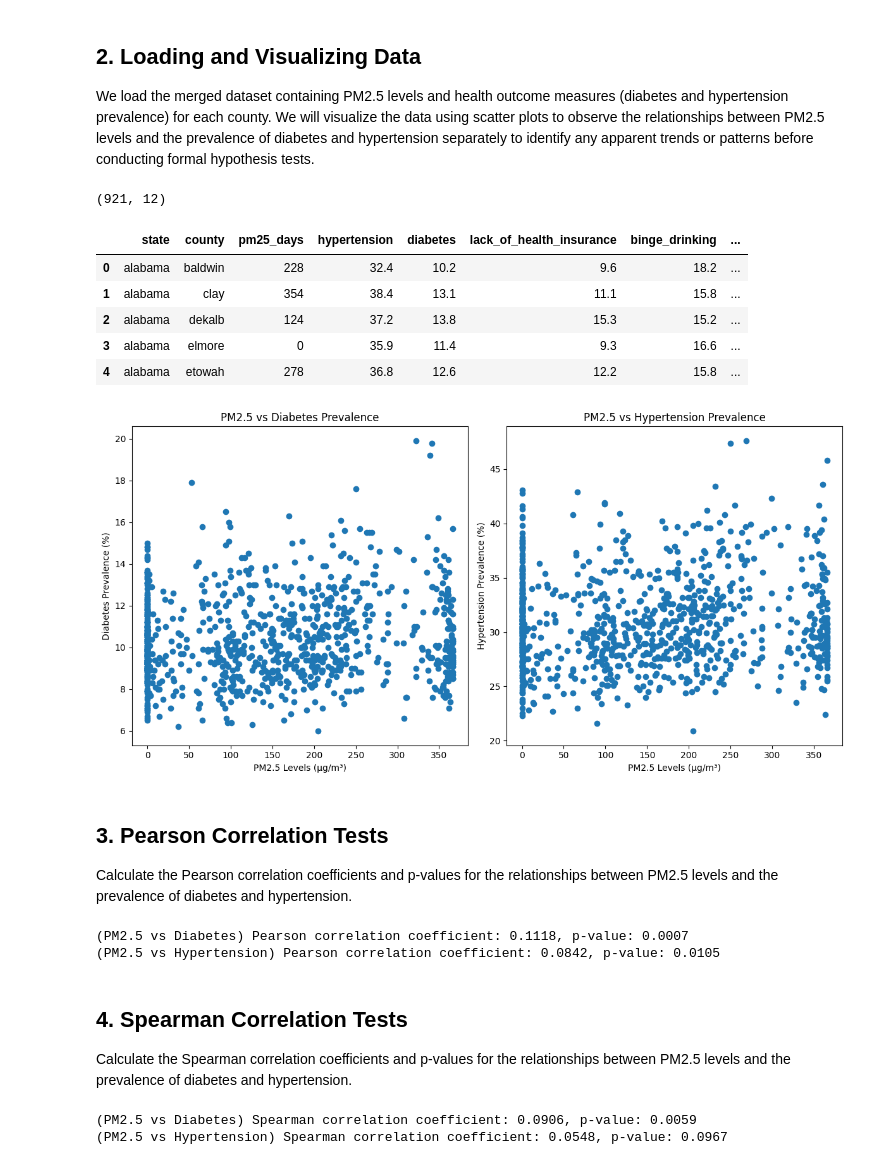
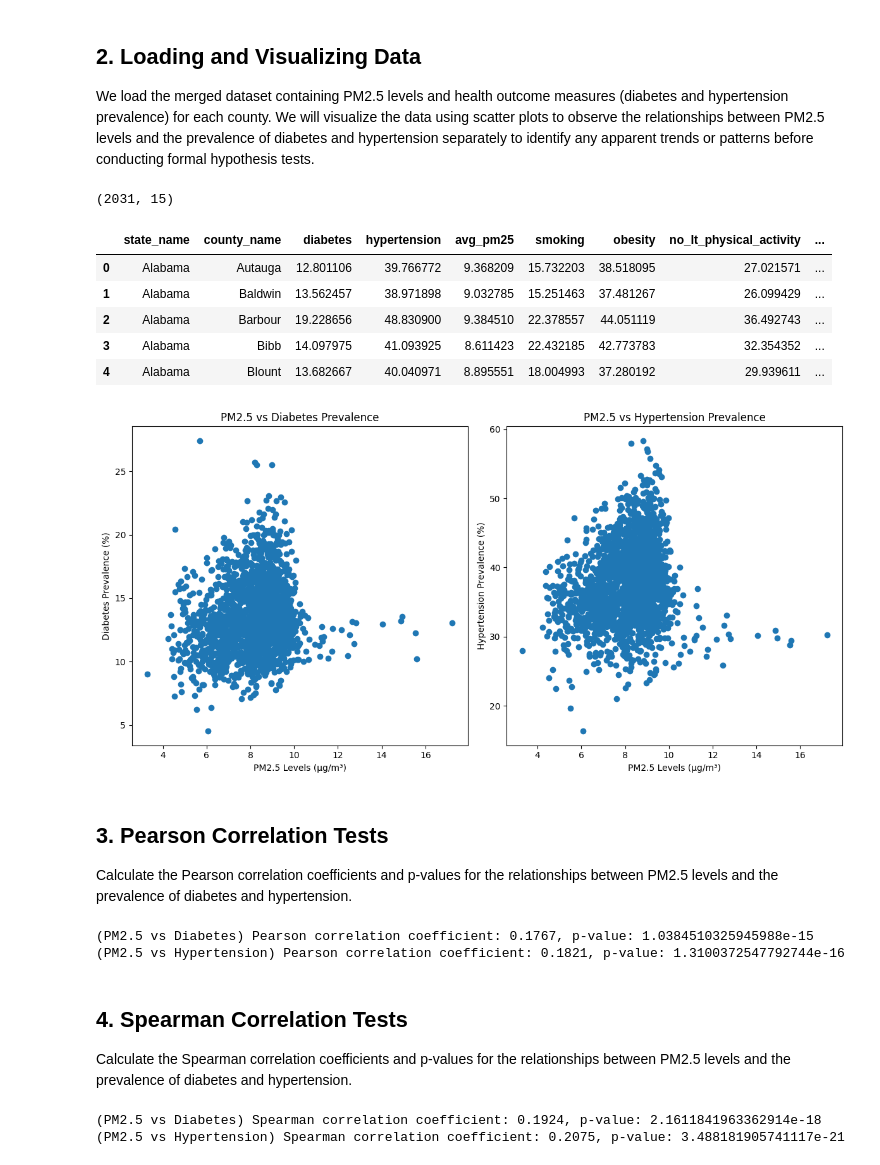
Before and after one commit to ahmetvkrt/pm25-diabetes-hypertension, a Jupyter notebook: hypothesis_test.ipynb, the cells around one changed output. Cells and saved outputs as stored; diff of their text form; code cells hidden in the pictures.

```diff
--- a/hypothesis_test.ipynb
+++ b/hypothesis_test.ipynb
@@ -32,34 +32,35 @@ We will use pearson correlation coefficient to measure the strength and directio
 We load the merged dataset containing PM2.5 levels and health outcome measures (diabetes and hypertension prevalence) for each county. We will visualize the data using scatter plots to observe the relationships between PM2.5 levels and the prevalence of diabetes and hypertension separately to identify any apparent trends or patterns before conducting formal hypothesis tests.
 # %%
 import pandas as pd
+from utils import build_dataset
 
-df = pd.read_csv("aqi_places_merged.csv")
+df = build_dataset()
 print(df.shape)
 df.head()
 # %% [output]
-(921, 12)
+(2031, 15)
-|  | state | county | pm25_days | hypertension | diabetes | lack_of_health_insurance | binge_drinking | ... |
-| 0 | alabama | baldwin | 228 | 32.4 | 10.2 | 9.6 | 18.2 | ... |
-| 1 | alabama | clay | 354 | 38.4 | 13.1 | 11.1 | 15.8 | ... |
-| 2 | alabama | dekalb | 124 | 37.2 | 13.8 | 15.3 | 15.2 | ... |
-| 3 | alabama | elmore | 0 | 35.9 | 11.4 | 9.3 | 16.6 | ... |
-| 4 | alabama | etowah | 278 | 36.8 | 12.6 | 12.2 | 15.8 | ... |
+|  | state_name | county_name | diabetes | hypertension | avg_pm25 | smoking | obesity | no_lt_physical_activity | ... |
+| 0 | Alabama | Autauga | 12.801106 | 39.766772 | 9.368209 | 15.732203 | 38.518095 | 27.021571 | ... |
+| 1 | Alabama | Baldwin | 13.562457 | 38.971898 | 9.032785 | 15.251463 | 37.481267 | 26.099429 | ... |
+| 2 | Alabama | Barbour | 19.228656 | 48.830900 | 9.384510 | 22.378557 | 44.051119 | 36.492743 | ... |
+| 3 | Alabama | Bibb | 14.097975 | 41.093925 | 8.611423 | 22.432185 | 42.773783 | 32.354352 | ... |
+| 4 | Alabama | Blount | 13.682667 | 40.040971 | 8.895551 | 18.004993 | 37.280192 | 29.939611 | ... |
 # %%
 from matplotlib import pyplot as plt
 
 fig, ax = plt.subplots(1, 2, figsize=(12, 6))
-ax[0].scatter(df["pm25_days"], df["diabetes"])
+ax[0].scatter(df["avg_pm25"], df["diabetes"])
 ax[0].set_title("PM2.5 vs Diabetes Prevalence")
 ax[0].set_xlabel("PM2.5 Levels (µg/m³)")
 ax[0].set_ylabel("Diabetes Prevalence (%)")
-ax[1].scatter(df["pm25_days"], df["hypertension"])
+ax[1].scatter(df["avg_pm25"], df["hypertension"])
 ax[1].set_title("PM2.5 vs Hypertension Prevalence")
 ax[1].set_xlabel("PM2.5 Levels (µg/m³)")
 ax[1].set_ylabel("Hypertension Prevalence (%)")
 plt.tight_layout()
 plt.show()
 # %% [output]
-[figure, old version]
+[figure, new version]
 # %% [markdown]
 ## 3. Pearson Correlation Tests
 
@@ -68,29 +69,29 @@ Calculate the Pearson correlation coefficients and p-values for the relationship
 from scipy import stats
 
 # Pearson correlation for PM2.5 and Diabetes
-corr_diabetes, p_value_diabetes = stats.pearsonr(df["pm25_days"], df["diabetes"])
-print(f"(PM2.5 vs Diabetes) Pearson correlation coefficient: {corr_diabetes:.4f}, p-value: {p_value_diabetes:.4f}")
+corr_diabetes, p_value_diabetes = stats.pearsonr(df["avg_pm25"], df["diabetes"])
+print(f"(PM2.5 vs Diabetes) Pearson correlation coefficient: {corr_diabetes:.4f}, p-value: {p_value_diabetes}")
 
 # Pearson correlation for PM2.5 and Hypertension
-corr_hypertension, p_value_hypertension = stats.pearsonr(df["pm25_days"], df["hypertension"])
-print(f"(PM2.5 vs Hypertension) Pearson correlation coefficient: {corr_hypertension:.4f}, p-value: {p_value_hypertension:.4f}")
+corr_hypertension, p_value_hypertension = stats.pearsonr(df["avg_pm25"], df["hypertension"])
+print(f"(PM2.5 vs Hypertension) Pearson correlation coefficient: {corr_hypertension:.4f}, p-value: {p_value_hypertension}")
 # %% [output]
-(PM2.5 vs Diabetes) Pearson correlation coefficient: 0.1118, p-value: 0.0007
-(PM2.5 vs Hypertension) Pearson correlation coefficient: 0.0842, p-value: 0.0105
+(PM2.5 vs Diabetes) Pearson correlation coefficient: 0.1767, p-value: 1.0384510325945988e-15
+(PM2.5 vs Hypertension) Pearson correlation coefficient: 0.1821, p-value: 1.3100372547792744e-16
 # %% [markdown]
 ## 4. Spearman Correlation Tests
 
 Calculate the Spearman correlation coefficients and p-values for the relationships between PM2.5 levels and the prevalence of diabetes and hypertension.
 # %%
 # Spearman correlation for PM2.5 and Diabetes
-spearman_corr_diabetes, spearman_p_value_diabetes = stats.spearmanr(df["pm25_days"], df["diabetes"])
-print(f"(PM2.5 vs Diabetes) Spearman correlation coefficient: {spearman_corr_diabetes:.4f}, p-value: {spearman_p_value_diabetes:.4f}")
+spearman_corr_diabetes, spearman_p_value_diabetes = stats.spearmanr(df["avg_pm25"], df["diabetes"])
+print(f"(PM2.5 vs Diabetes) Spearman correlation coefficient: {spearman_corr_diabetes:.4f}, p-value: {spearman_p_value_diabetes}")
 # Spearman correlation for PM2.5 and Hypertension
-spearman_corr_hypertension, spearman_p_value_hypertension = stats.spearmanr(df["pm25_days"], df["hypertension"])
-print(f"(PM2.5 vs Hypertension) Spearman correlation coefficient: {spearman_corr_hypertension:.4f}, p-value: {spearman_p_value_hypertension:.4f}")
+spearman_corr_hypertension, spearman_p_value_hypertension = stats.spearmanr(df["avg_pm25"], df["hypertension"])
+print(f"(PM2.5 vs Hypertension) Spearman correlation coefficient: {spearman_corr_hypertension:.4f}, p-value: {spearman_p_value_hypertension}")
 # %% [output]
-(PM2.5 vs Diabetes) Spearman correlation coefficient: 0.0906, p-value: 0.0059
-(PM2.5 vs Hypertension) Spearman correlation coefficient: 0.0548, p-value: 0.0967
+(PM2.5 vs Diabetes) Spearman correlation coefficient: 0.1924, p-value: 2.1611841963362914e-18
+(PM2.5 vs Hypertension) Spearman correlation coefficient: 0.2075, p-value: 3.488181905741117e-21
 # %% [markdown]
 ## 5. Interpretation of Results
 
```
Also changed, not shown: parts of 1 cell of this notebook, 3 other files.
